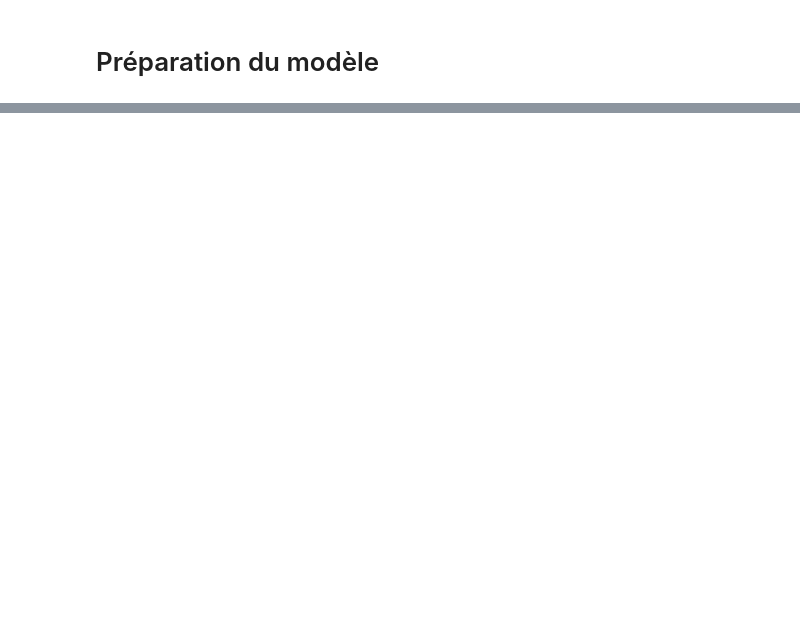
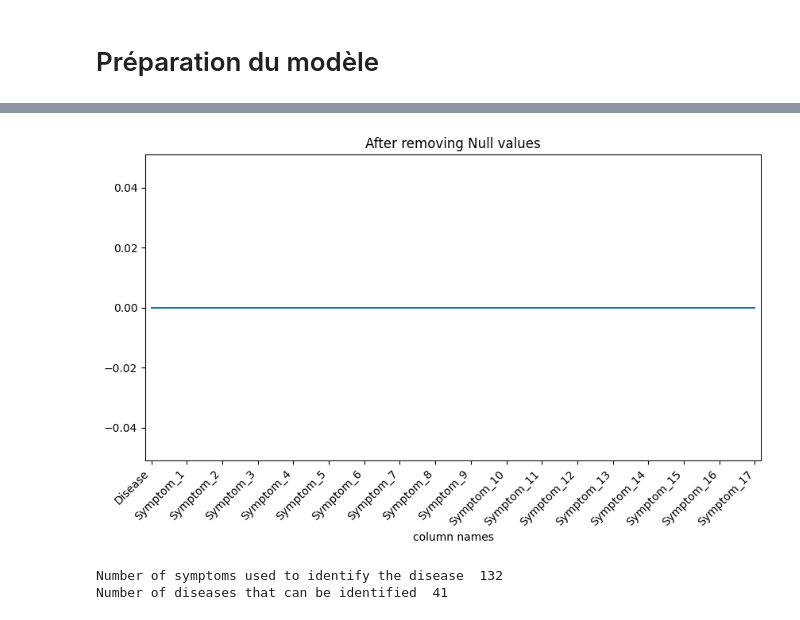
Before and after one commit to pascal-rithi-ke/detection_maladie, a Jupyter notebook: model/ChatBot.ipynb, the cells around one changed output, grey strips where cells are left out. Drawn from its saved outputs; the diff is of its cells as text; code cells hidden in the pictures; blank space fills up the shorter version.

```diff
--- a/model/ChatBot.ipynb
+++ b/model/ChatBot.ipynb
@@ -464,0 +240,4 @@ plt.show()
+# %%
+df1 = pd.read_csv('../data/symptom-severity.csv')
+df1['Symptom'] = df1['Symptom'].str.replace('_',' ')
+df1.head()
@@ -464,0 +271,9 @@ plt.show()
+# %%
+vals = df.values
+symptoms = df1['Symptom'].unique()
+
+for i in range(len(symptoms)):
+    vals[vals == symptoms[i]] = df1[df1['Symptom'] == symptoms[i]]['weight'].values[0]
+
+d = pd.DataFrame(vals, columns=cols)
+d.head()
@@ -464,0 +287,5 @@ plt.show()
+# %%
+d = d.replace('dischromic  patches', 0)
+d = d.replace('spotting  urination',0)
+df = d.replace('foul smell of urine',0)
+df.head(10)
@@ -464,0 +304,3 @@ plt.show()
+# %%
+null_checker = df.apply(lambda x: sum(x.isnull())).to_frame(name='count')
+print(null_checker)
@@ -464,0 +327,17 @@ plt.show()
+# %%
+plt.figure(figsize=(10,5))
+plt.plot(null_checker.index, null_checker['count'])
+plt.xticks(null_checker.index, null_checker.index, rotation=45,
+horizontalalignment='right')
+plt.title('After removing Null values')
+plt.xlabel('column names')
+plt.margins(0.01)
+plt.show()
+# %% [output]
+[figure, added]
+# %%
+print("Number of symptoms used to identify the disease ",len(df1['Symptom'].unique()))
+print("Number of diseases that can be identified ",len(df['Disease'].unique()))
+# %% [output]
+Number of symptoms used to identify the disease  132
+Number of diseases that can be identified  41
```
Also changed, not shown: parts of 53 cells of this notebook, 20 other files.
